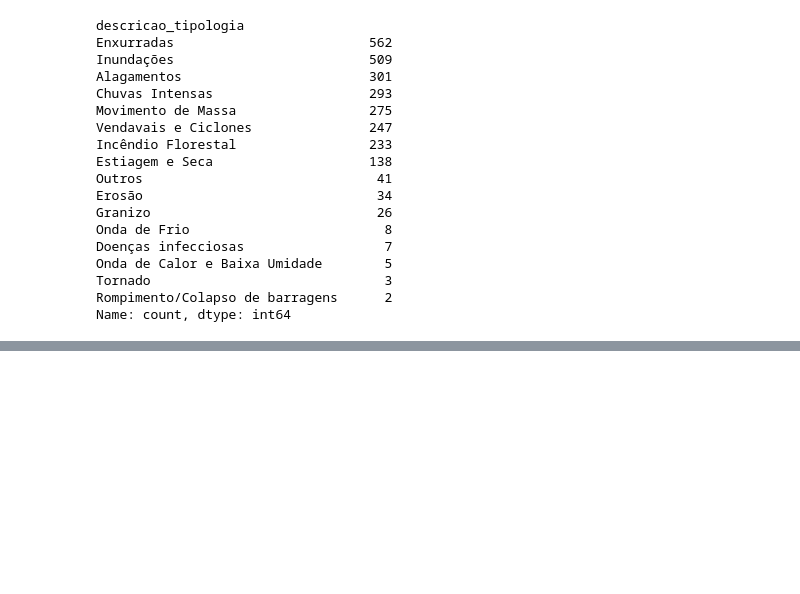
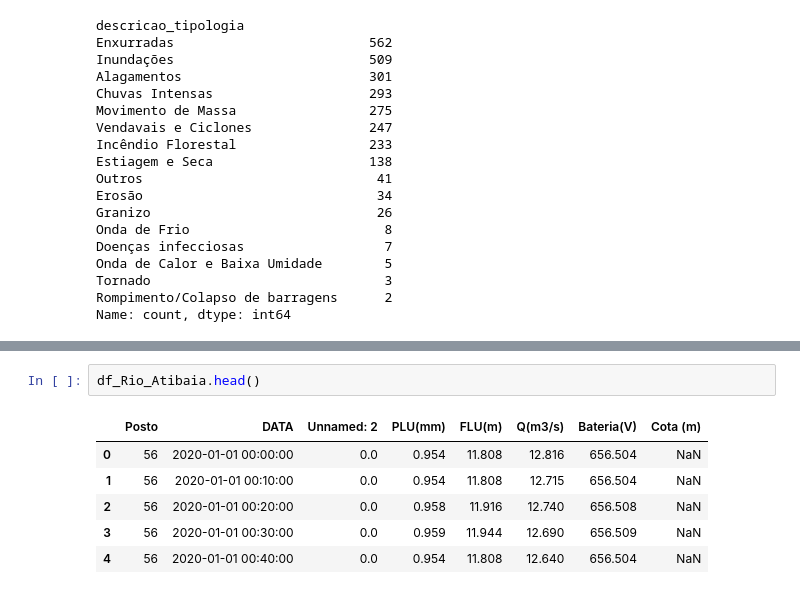
Before and after one commit to JoaoKleber0fficial/SAISP_Project, a Jupyter notebook: Municipios_SP.ipynb, the cells around one changed output, grey strips where cells are left out. Drawn from its saved outputs; the diff is of its cells as text; blank space fills up the shorter version.

```diff
--- a/Municipios_SP.ipynb
+++ b/Municipios_SP.ipynb
@@ -94,0 +197,9 @@ TypeError: Cannot perform 'rand_' with a dtyped [object] array and scalar of typ
+# %%
+df_Rio_Atibaia.head()
+# %% [output]
+|  | Posto | DATA | Unnamed: 2 | PLU(mm) | FLU(m) | Q(m3/s) | Bateria(V) | Cota (m) |
+| 0 | 56 | 2020-01-01 00:00:00 | 0.0 | 0.954 | 11.808 | 12.816 | 656.504 | NaN |
+| 1 | 56 | 2020-01-01 00:10:00 | 0.0 | 0.954 | 11.808 | 12.715 | 656.504 | NaN |
+| 2 | 56 | 2020-01-01 00:20:00 | 0.0 | 0.958 | 11.916 | 12.740 | 656.508 | NaN |
+| 3 | 56 | 2020-01-01 00:30:00 | 0.0 | 0.959 | 11.944 | 12.690 | 656.509 | NaN |
+| 4 | 56 | 2020-01-01 00:40:00 | 0.0 | 0.954 | 11.808 | 12.640 | 656.504 | NaN |
```
Also changed, not shown: parts of 11 cells of this notebook, 41 other files.
